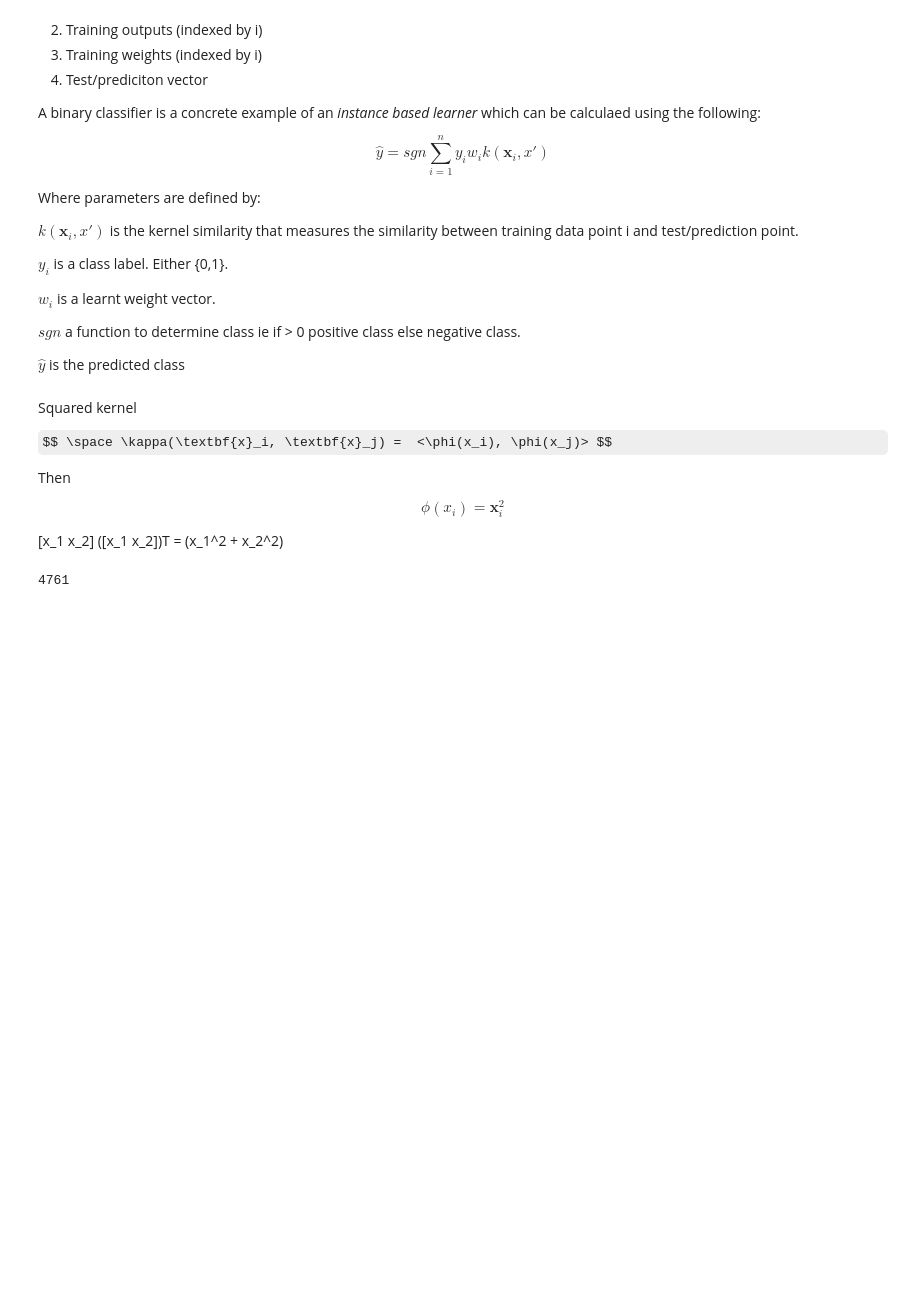
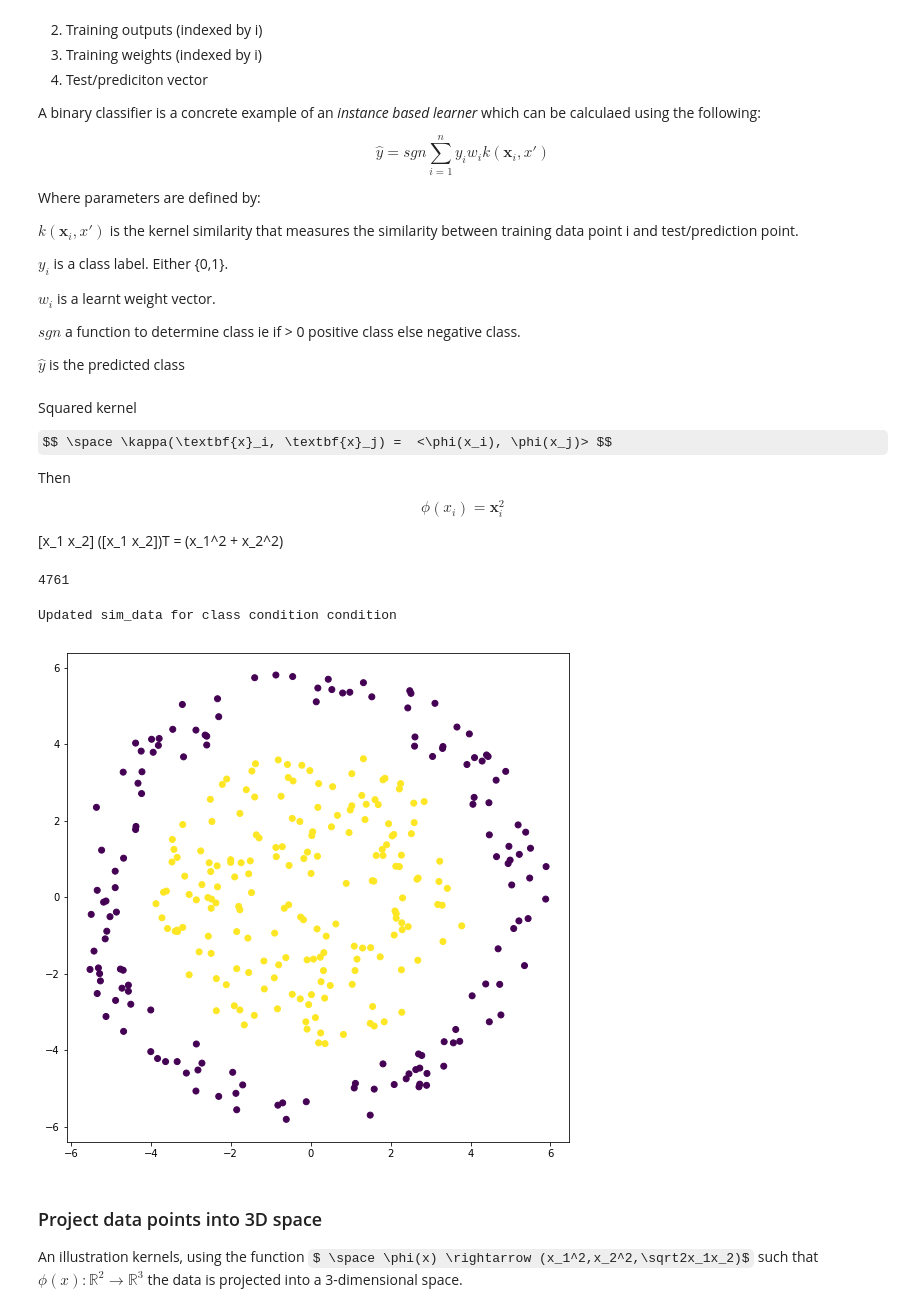
Before and after one commit to jackleekopij/Signal_processing, a Jupyter notebook: Kernel methods.ipynb, the cells around one changed output. Cells and saved outputs as stored; diff of their text form; code cells hidden in the pictures; some formulas as TeX source; blank space fills up the shorter version.

Commit message:
Create plots for 3-dimensional projection"

```diff
--- a/Kernel methods.ipynb
+++ b/Kernel methods.ipynb
@@ -36,3 +33,12 @@ import numpy as np
+# %%
+# Import needed libraries
+%matplotlib inline
+import numpy as np
+import matplotlib.pyplot as plt
+from mpl_toolkits.mplot3d import Axes3D
+import random
+
+plt.rcParams["figure.figsize"] = (9, 9)
 # %% [markdown]
 Squared kernel
 
@@ -48,6 +54,55 @@ $$ \phi(x_i) = \textbf{x}_i^2 $$
 b = np.array([3,5])
 a = np.array([8,9])
 
+NUM_DATA_POINTS = 500
+DATA_DIMENSIONS = 2
+
+THRESHOLD = 4.3
+ERROR = 0.4
+# Uniform rand num gen bounds
+DATA_BOUNDS = 6
+
 print(np.dot(a,b) ** 2)
 # %% [output]
 4761
+# %%
+# generate random data points in 2d space x_1 and x_2 between -6 and 6
+sim_data = np.round(np.random.uniform(-DATA_BOUNDS,DATA_BOUNDS, size = (NUM_DATA_POINTS, DATA_DIMENSIONS)),2)
+
+sim_data = np.insert(sim_data,2,np.zeros(NUM_DATA_POINTS, dtype= bool), axis = 1)
+
+
+# calculate a class for each of these points using logic x^2 + y^2 < 2 = 0 else 1
+#indices = [i for (i,v) in enumerate(a[1]) if v==0]
+#a = np.delete(a, indices, 1)
+for data_pnt in sim_data:
+    if (data_pnt[0]**2) + (data_pnt[1]**2) > (THRESHOLD) ** 2:
+        data_pnt[2] = 0
+    else:
+        data_pnt[2] = 1
+
+sum_sq_abv_thrshld_abv = []
+for i,data_pnt in enumerate(sim_data):
+        if (data_pnt[0]**2) + (data_pnt[1]**2) > (6) ** 2:
+            sum_sq_abv_thrshld_abv.append(i)
+
+
+sim_data = np.delete(sim_data, sum_sq_abv_thrshld_abv, 0)
+
+sum_sq_abv_thrshld_band = []
+for i,data_pnt in enumerate(sim_data):
+        if (data_pnt[0]**2) + (data_pnt[1]**2) < (THRESHOLD + ERROR) ** 2 and (data_pnt[0]**2) + (data_pnt[1]**2) > (THRESHOLD - ERROR) ** 2:
+            sum_sq_abv_thrshld_band.append(i)
+
+print("Updated sim_data for class condition condition")
+sim_data = np.delete(sim_data, sum_sq_abv_thrshld_band, 0)
+
+plt.scatter(sim_data[:,0],sim_data[:,1],c=sim_data[:,2])
+plt.show()
+# calculate projection into 3d space to illustrate the linear separtion using manual projection method
+# %% [output]
+Updated sim_data for class condition condition
+[figure, added]
+# %% [markdown]
+### Project data points into 3D space
+An illustration kernels, using the function $ \space \phi(x) \rightarrow (x_1^2,x_2^2,\sqrt2x_1x_2)$ such that $ \phi(x) : \mathbb{R}^2 \rightarrow \mathbb{R}^3 $ the data is projected into a 3-dimensional space.
```
Also changed, not shown: parts of 3 cells of this notebook.
